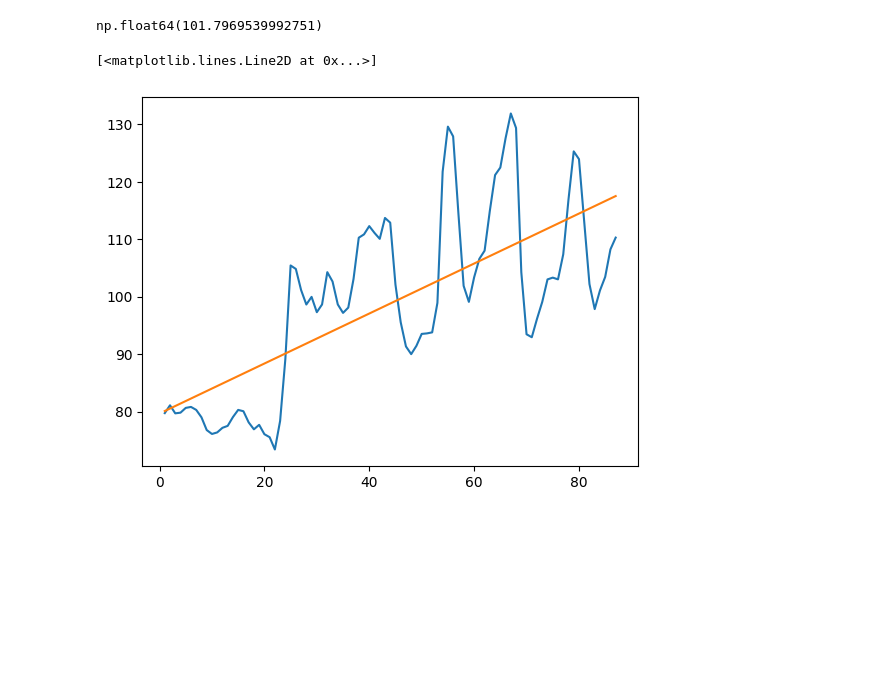
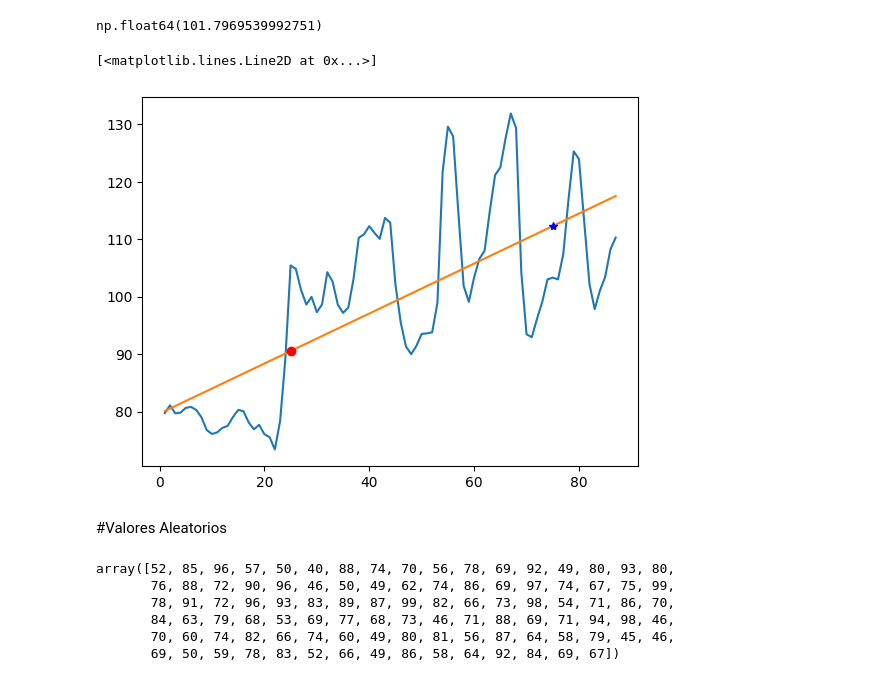
Before and after one commit to juanpimedicen/Learning-Numpy, a Jupyter notebook: Numpy.ipynb, the cells around one changed output. Cells and saved outputs as stored; diff of their text form; code cells hidden in the pictures; blank space fills up the shorter version.

```diff
--- a/Numpy.ipynb
+++ b/Numpy.ipynb
@@ -343,6 +343,20 @@ np.float64(101.7969539992751)
 # %%
 plt.plot(fechas,Moscu)
 plt.plot(x,y)
+plt.plot(25,a*25+b,'ro')
+plt.plot(75,a*75+b,'*b')
 # %% [output]
 [<matplotlib.lines.Line2D at 0x...>]
-[figure, old version]
+[figure, new version]
+# %% [markdown]
+#Valores Aleatorios
+# %%
+# Entero
+np.random.randint(40,100,100)
+# %% [output]
+array([52, 85, 96, 57, 50, 40, 88, 74, 70, 56, 78, 69, 92, 49, 80, 93, 80,
+       76, 88, 72, 90, 96, 46, 50, 49, 62, 74, 86, 69, 97, 74, 67, 75, 99,
+       78, 91, 72, 96, 93, 83, 89, 87, 99, 82, 66, 73, 98, 54, 71, 86, 70,
+       84, 63, 79, 68, 53, 69, 77, 68, 73, 46, 71, 88, 69, 71, 94, 98, 46,
+       70, 60, 74, 82, 66, 74, 60, 49, 80, 81, 56, 87, 64, 58, 79, 45, 46,
+       69, 50, 59, 78, 83, 52, 66, 49, 86, 58, 64, 92, 84, 69, 67])
```
Also changed, not shown: parts of 13 cells of this notebook.
